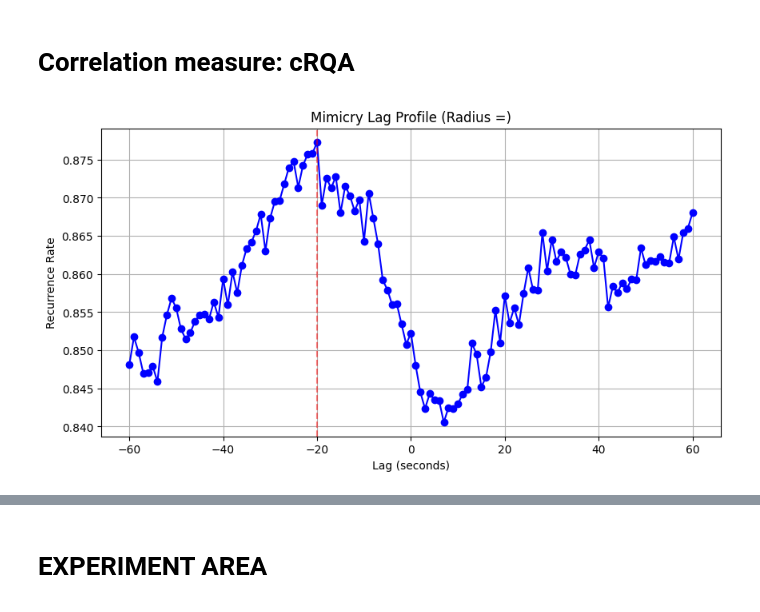
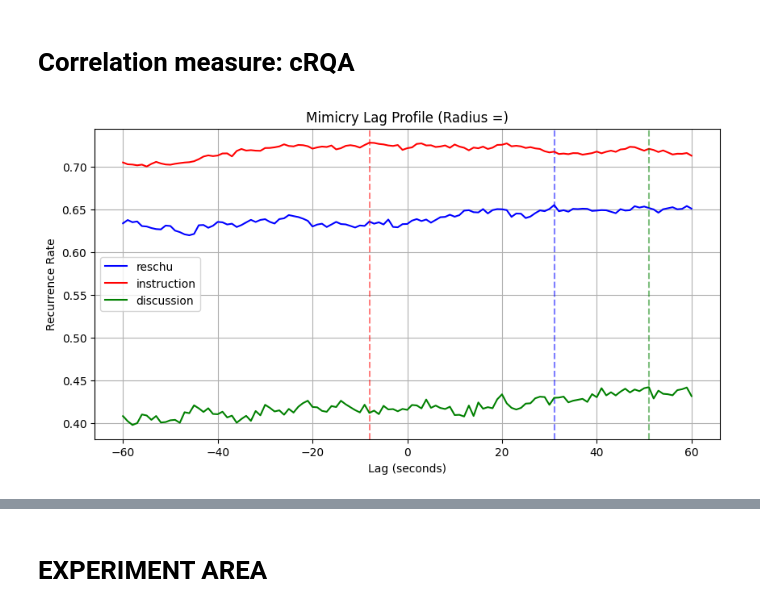
Before and after one commit to erikfrohn/facial-expression-interpersonal-association, a Jupyter notebook: main.ipynb, the cells around one changed output, grey strips where cells are left out. Drawn from its saved outputs; the diff is of its cells as text; code cells hidden in the pictures.

Commit message:
testing added and fix radius and remove NEM

```diff
--- a/main.ipynb
+++ b/main.ipynb
@@ -198,22 +198,41 @@ for pair in AVAILABLE_PAIRS:
     }
 # %%
 import matplotlib.pyplot as plt
-nav = pd.read_csv('data/05_06/features/pp05_reschu_run_1_factors.csv')
-pil = pd.read_csv('data/05_06/features/pp06_reschu_run_1_factors.csv')
+import util.correlation_measure as cm
+import numpy as np
+import pandas as pd
+nav = pd.read_csv(r'data\09_10\features\pp09_discussion_phase_0_factors.csv')
+pil = pd.read_csv(r'data\09_10\features\pp10_discussion_phase_0_factors.csv')
+output = cm.crqa_lag_analysis(nav['f1'].values, pil['f1'].values, radius=RADIUS['f1'], remove_non_event_matches=REMOVE_NEM['f1'])
+lags = np.arange(-60,61)
+discussion = output['rr_profile']
+nav = pd.read_csv(r'data\09_10\features\pp09_instructional_video_0_factors.csv')
+pil = pd.read_csv(r'data\09_10\features\pp10_instructional_video_0_factors.csv')
+output = cm.crqa_lag_analysis(nav['f1'].values, pil['f1'].values, radius=RADIUS['f1'], remove_non_event_matches=REMOVE_NEM['f1'])
+lags = np.arange(-60,61)
+instruction = output['rr_profile']
+nav = pd.read_csv(r'data\09_10\features\pp09_reschu_run_0_factors.csv')
+pil = pd.read_csv(r'data\09_10\features\pp10_reschu_run_0_factors.csv')
+output = cm.crqa_lag_analysis(nav['f1'].values, pil['f1'].values, radius=RADIUS['f1'], remove_non_event_matches=REMOVE_NEM['f1'])
+lags = np.arange(-60,61)
+reschu = output['rr_profile']
 
-output = cm.crqa_lag_analysis(nav['f1'].values, pil['f1'].values)
-lags = np.arange(-60,61)
-rr_profile = output['rr_profile']
+
 plt.figure(figsize=(10, 5))
-plt.plot(lags, rr_profile, 'b-o')
-plt.axvline(lags[np.argmax(np.array(rr_profile))], color='r', linestyle='--', alpha=0.5)
+plt.plot(lags, reschu, 'b', label='reschu')
+plt.axvline(lags[np.argmax(np.array(reschu))], color='b', linestyle='--', alpha=0.5)
+plt.plot(lags, instruction, 'r', label='instruction')
+plt.axvline(lags[np.argmax(np.array(instruction))], color='r', linestyle='--', alpha=0.5)
+plt.plot(lags, discussion, 'g', label='discussion')
+plt.axvline(lags[np.argmax(np.array(discussion))], color='g', linestyle='--', alpha=0.5)
 plt.xlabel('Lag (seconds)')
 plt.ylabel('Recurrence Rate')
 plt.title(f'Mimicry Lag Profile (Radius =)')
 plt.grid(True)
+plt.legend()
 plt.show()
 # %% [output]
-[figure, old version]
+[figure, new version]
 # %%
 for pair in AVAILABLE_PAIRS:
     print(f'{pair} is being processed')
```
Also changed, not shown: parts of 4 cells of this notebook.
